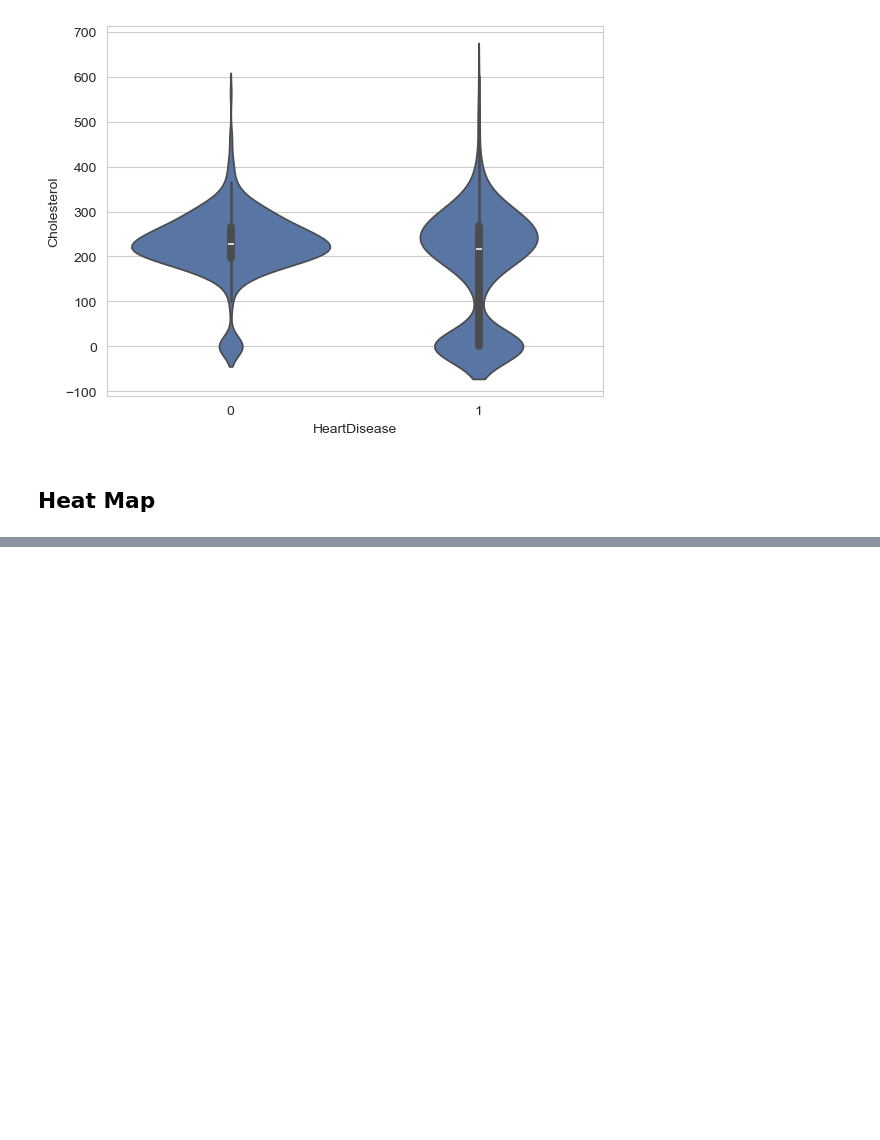
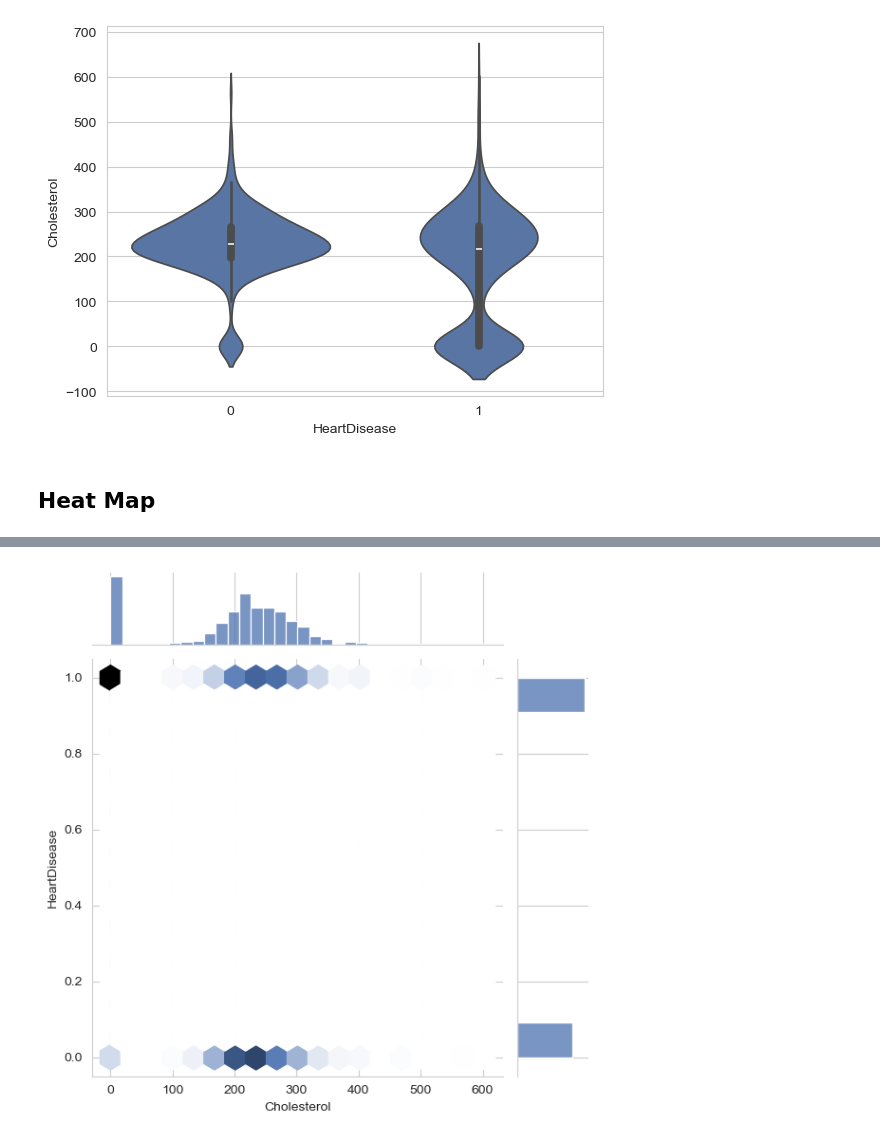
Before and after one commit to Vijay-112007/Data_Vis_Heart_Disease_Data, a Jupyter notebook: analysis.ipynb, the cells around one changed output, grey strips where cells are left out. Drawn from its saved outputs; the diff is of its cells as text; code cells hidden in the pictures; blank space fills up the shorter version.

```diff
--- a/analysis.ipynb
+++ b/analysis.ipynb
@@ -286,0 +321,5 @@ plt.show()
+# %%
+sns.jointplot(x = 'Cholesterol',y = 'HeartDisease', data = data,kind = 'hex')
+plt.show()
+# %% [output]
+[figure, added]
```
Also changed, not shown: parts of 14 cells of this notebook.
